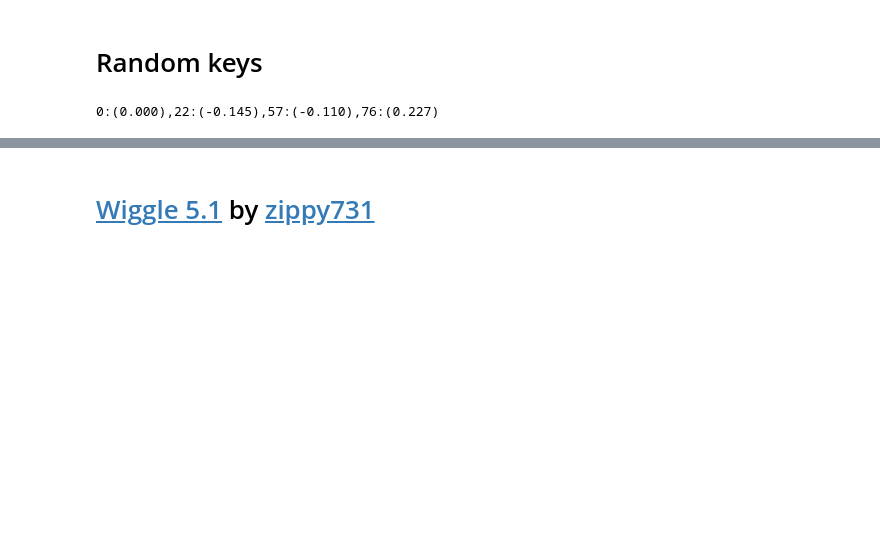
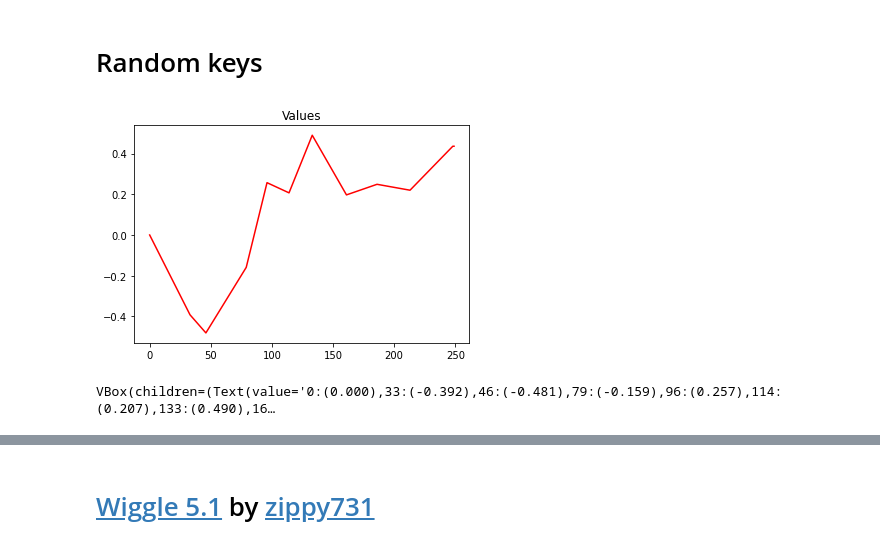
Before and after one commit to pharmapsychotic/ai-notebooks, a Jupyter notebook: pharmapsychotic_AnimationPreview.ipynb, the cells around one changed output, grey strips where cells are left out. Drawn from its saved outputs; the diff is of its cells as text; code cells hidden in the pictures; blank space fills up the shorter version.

Commit message:
New curve generator using Perlin noise, plot curves in the random and perlin generator cells

```diff
--- a/pharmapsychotic_AnimationPreview.ipynb
+++ b/pharmapsychotic_AnimationPreview.ipynb
@@ -812,28 +750,40 @@ display.display( display.HTML(f'<video controls loop><source src="{data_url}" ty
 # %%
 #@markdown ---
 #@markdown Generate a random series of key frames<br>
 #@markdown Every `frame_delta` frames a random value between `min_value` and `max_value` is used.<br>
 #@markdown You can paste the resulting string into any of the camera attributes above
-max_frames = 100 #@param {type:"integer"}
+max_frames = 250 #@param {type:"integer"}
 frame_delta = 24 #@param {type:"integer"}
 frame_delta_variance = 0.5 #@param {type:"number"}
 min_value = -.5 #@param {type:"number"}
 max_value = .5 #@param {type:"number"}
 
 import math
 import random
 
-def make_key_frames(frame_delta, value_min, value_max, frame_delta_var=0.5):
-    frame = 0
-    value = 0
-    key_str = ""
-    while frame < max_frames:
-        key_str += f"{frame}:({value:0.3f}),"
-        frame += int(frame_delta + frame_delta_var * (random.random()*2.0-1.0) * frame_delta)
-        value = value_min + (value_max - value_min) * random.random()
-    key_str = key_str[0:-1] # remove trailing ,
-    return key_str
+frame = 0
+value = 0
+values = []
+key_str = ""
+while frame < max_frames:
+    key_str += f"{frame}:({value:0.3f}),"
+    frame += int(frame_delta + frame_delta_variance * (random.random()*2.0-1.0) * frame_delta)
+    value = min_value + (max_value - min_value) * random.random()
+    values.append(value)
+key_str = key_str[0:-1] # remove trailing ,
 
-print(make_key_frames(frame_delta, min_value, max_value, frame_delta_var=frame_delta_variance))
+values = get_inbetweens(parse_key_frames(key_str))
+
+# show plot of the value over time
+figure, axis = plt.subplots(1, 1)
+axis.set_title("Values")
+axis.plot([f for f in range(len(values))], values, color='r', label='x')
+plt.show()
+
+# easy control for copy/pasting
+layout = Layout(width='75%')
+value_widget = Text(value=key_str, description='values:', layout=layout)
+widgets.VBox([value_widget])
 # %% [output]
+[figure, added]
-0:(0.000),22:(-0.145),57:(-0.110),76:(0.227)
+VBox(children=(Text(value='0:(0.000),33:(-0.392),46:(-0.481),79:(-0.159),96:(0.257),114:(0.207),133:(0.490),16…
```
Also changed, not shown: parts of 8 cells of this notebook.
